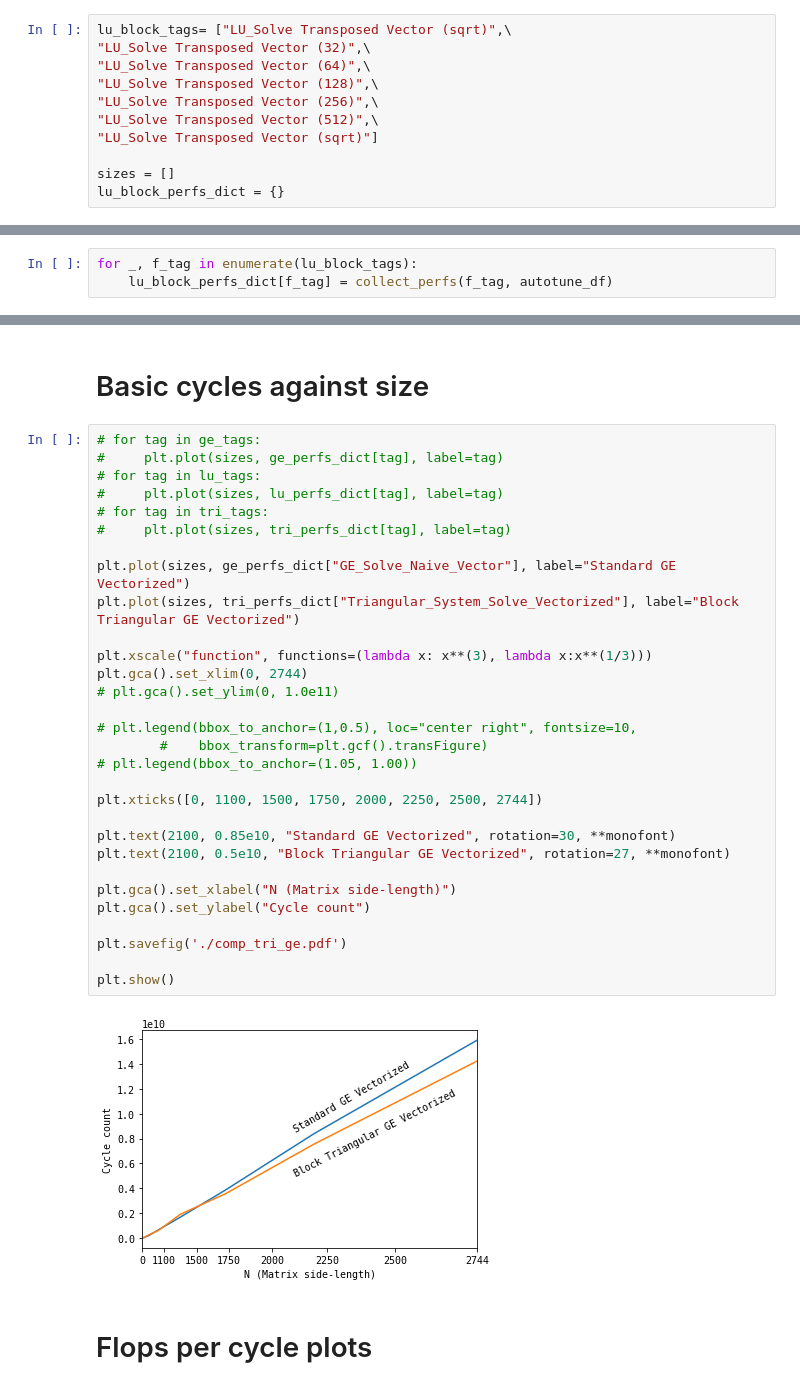
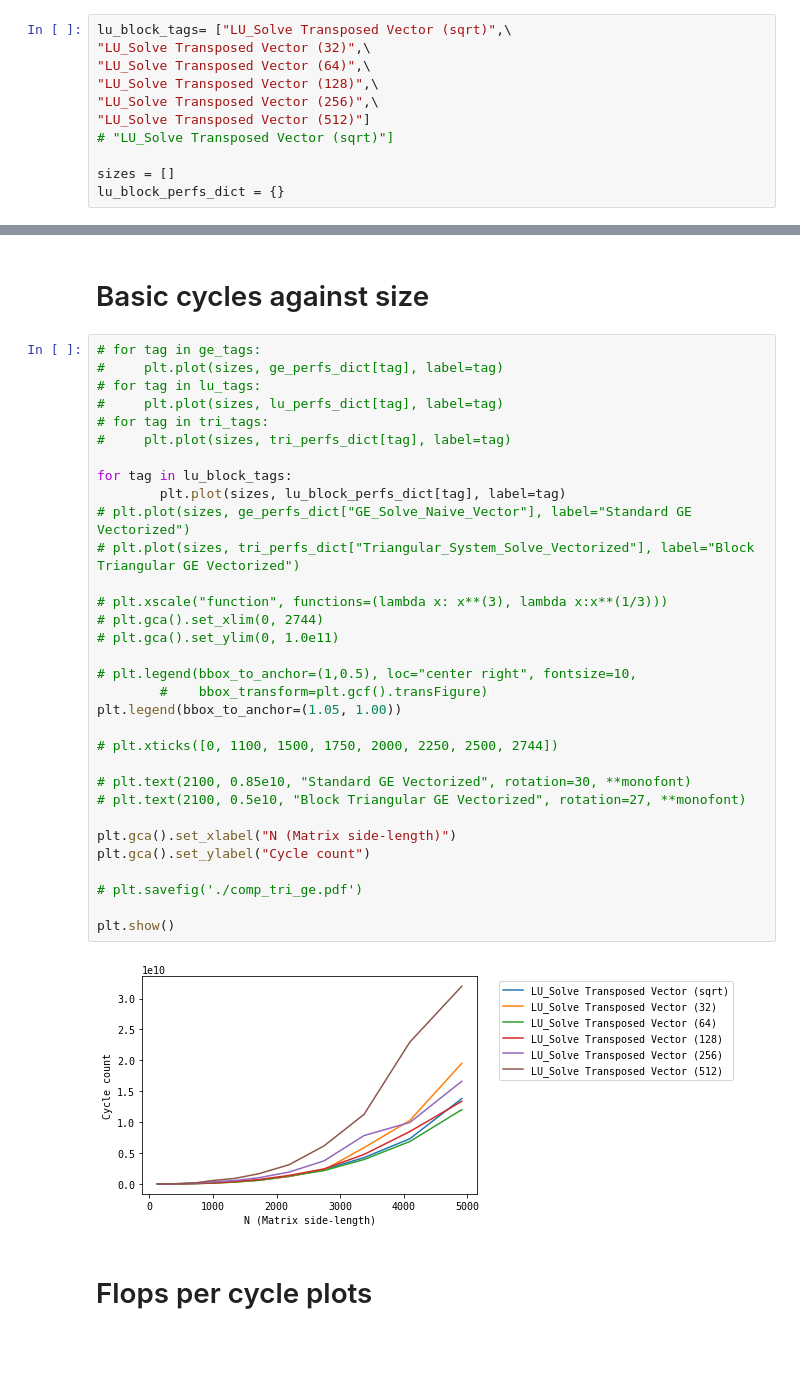
Before and after one commit to vogr/particle-swarm, a Jupyter notebook: graphing/graphing.ipynb, the cells around one changed output, grey strips where cells are left out. Drawn from its saved outputs; the diff is of its cells as text; blank space fills up the shorter version.

```diff
--- a/graphing/graphing.ipynb
+++ b/graphing/graphing.ipynb
@@ -36,8 +38,8 @@ lu_block_tags= ["LU_Solve Transposed Vector (sqrt)",\
 "LU_Solve Transposed Vector (64)",\
 "LU_Solve Transposed Vector (128)",\
 "LU_Solve Transposed Vector (256)",\
-"LU_Solve Transposed Vector (512)",\
-"LU_Solve Transposed Vector (sqrt)"]
+"LU_Solve Transposed Vector (512)"]
+# "LU_Solve Transposed Vector (sqrt)"]
 
 sizes = []
 lu_block_perfs_dict = {}
@@ -67,3 +66,0 @@ collect_sizes(autotune_df)
-# %%
-for _, f_tag in enumerate(lu_block_tags):
-    lu_block_perfs_dict[f_tag] = collect_perfs(f_tag, autotune_df)
@@ -74,35 +69,37 @@ KeyError: 'tag'
 # %%
 # for tag in ge_tags:
 #     plt.plot(sizes, ge_perfs_dict[tag], label=tag)
 # for tag in lu_tags:
 #     plt.plot(sizes, lu_perfs_dict[tag], label=tag)
 # for tag in tri_tags:
 #     plt.plot(sizes, tri_perfs_dict[tag], label=tag)
 
-plt.plot(sizes, ge_perfs_dict["GE_Solve_Naive_Vector"], label="Standard GE Vectorized")
-plt.plot(sizes, tri_perfs_dict["Triangular_System_Solve_Vectorized"], label="Block Triangular GE Vectorized")
+for tag in lu_block_tags:
+        plt.plot(sizes, lu_block_perfs_dict[tag], label=tag)
+# plt.plot(sizes, ge_perfs_dict["GE_Solve_Naive_Vector"], label="Standard GE Vectorized")
+# plt.plot(sizes, tri_perfs_dict["Triangular_System_Solve_Vectorized"], label="Block Triangular GE Vectorized")
 
-plt.xscale("function", functions=(lambda x: x**(3), lambda x:x**(1/3)))
-plt.gca().set_xlim(0, 2744)
+# plt.xscale("function", functions=(lambda x: x**(3), lambda x:x**(1/3)))
+# plt.gca().set_xlim(0, 2744)
 # plt.gca().set_ylim(0, 1.0e11)
 
 # plt.legend(bbox_to_anchor=(1,0.5), loc="center right", fontsize=10,
         #    bbox_transform=plt.gcf().transFigure)
-# plt.legend(bbox_to_anchor=(1.05, 1.00))
+plt.legend(bbox_to_anchor=(1.05, 1.00))
 
-plt.xticks([0, 1100, 1500, 1750, 2000, 2250, 2500, 2744])
+# plt.xticks([0, 1100, 1500, 1750, 2000, 2250, 2500, 2744])
 
-plt.text(2100, 0.85e10, "Standard GE Vectorized", rotation=30, **monofont)
-plt.text(2100, 0.5e10, "Block Triangular GE Vectorized", rotation=27, **monofont)
+# plt.text(2100, 0.85e10, "Standard GE Vectorized", rotation=30, **monofont)
+# plt.text(2100, 0.5e10, "Block Triangular GE Vectorized", rotation=27, **monofont)
 
 plt.gca().set_xlabel("N (Matrix side-length)")
 plt.gca().set_ylabel("Cycle count")
 
-plt.savefig('./comp_tri_ge.pdf')
+# plt.savefig('./comp_tri_ge.pdf')
 
 plt.show()
 # %% [output]
-[figure, old version]
+[figure, new version]
 # %% [markdown]
 # Flops per cycle plots
 # %%
```
Also changed, not shown: parts of 5 cells of this notebook.
